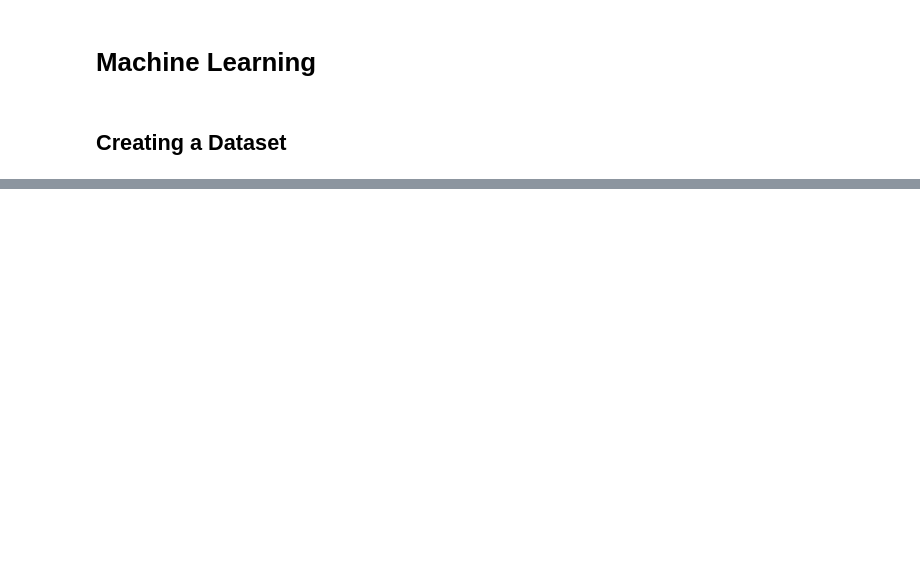
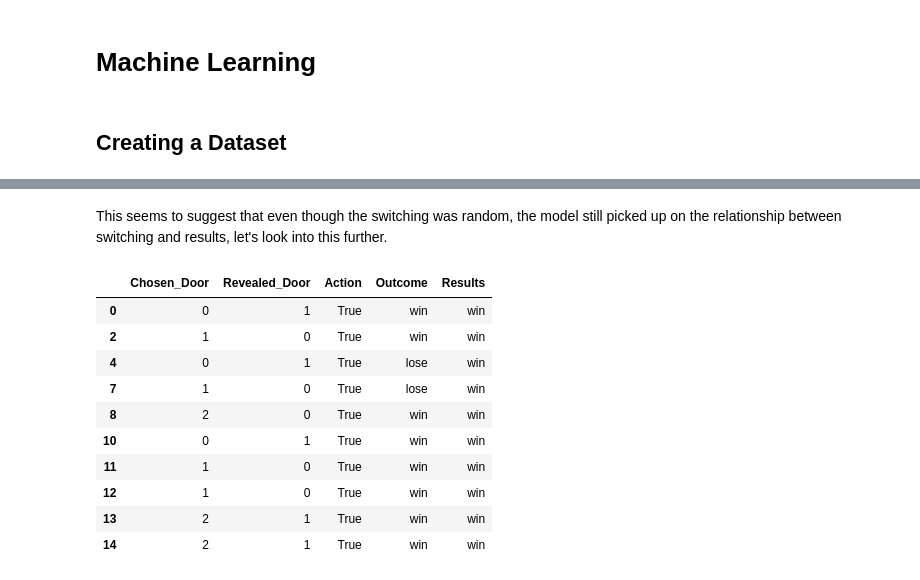
Before and after one commit to L-brierton/Monty-Hall-Problem, a Jupyter notebook: The Monty Hall Problem Demonstrated.ipynb, the cells around one changed output, grey strips where cells are left out. Saved outputs shown, nothing was run; the diff lists cells and outputs as text; code cells hidden in the pictures; blank space fills up the shorter version.

```diff
--- a/The Monty Hall Problem Demonstrated.ipynb
+++ b/The Monty Hall Problem Demonstrated.ipynb
@@ -256,0 +289,16 @@ We find that the accuracy of the models seemed to be capped at ~0.67, could this
+# %% [markdown]
+This seems to suggest that even though the switching was random, the model still picked up on the relationship between switching and results, let's look into this further.
+# %%
+dataset_validation.loc[(dataset_validation['Action'] == True) & (dataset_validation['Results'] == 'win')].head(10)
+# %% [output]
+|  | Chosen_Door | Revealed_Door | Action | Outcome | Results |
+| 0 | 0 | 1 | True | win | win |
+| 2 | 1 | 0 | True | win | win |
+| 4 | 0 | 1 | True | lose | win |
+| 7 | 1 | 0 | True | lose | win |
+| 8 | 2 | 0 | True | win | win |
+| 10 | 0 | 1 | True | win | win |
+| 11 | 1 | 0 | True | win | win |
+| 12 | 1 | 0 | True | win | win |
+| 13 | 2 | 1 | True | win | win |
+| 14 | 2 | 1 | True | win | win |
```
Also changed, not shown: parts of 39 cells of this notebook.
